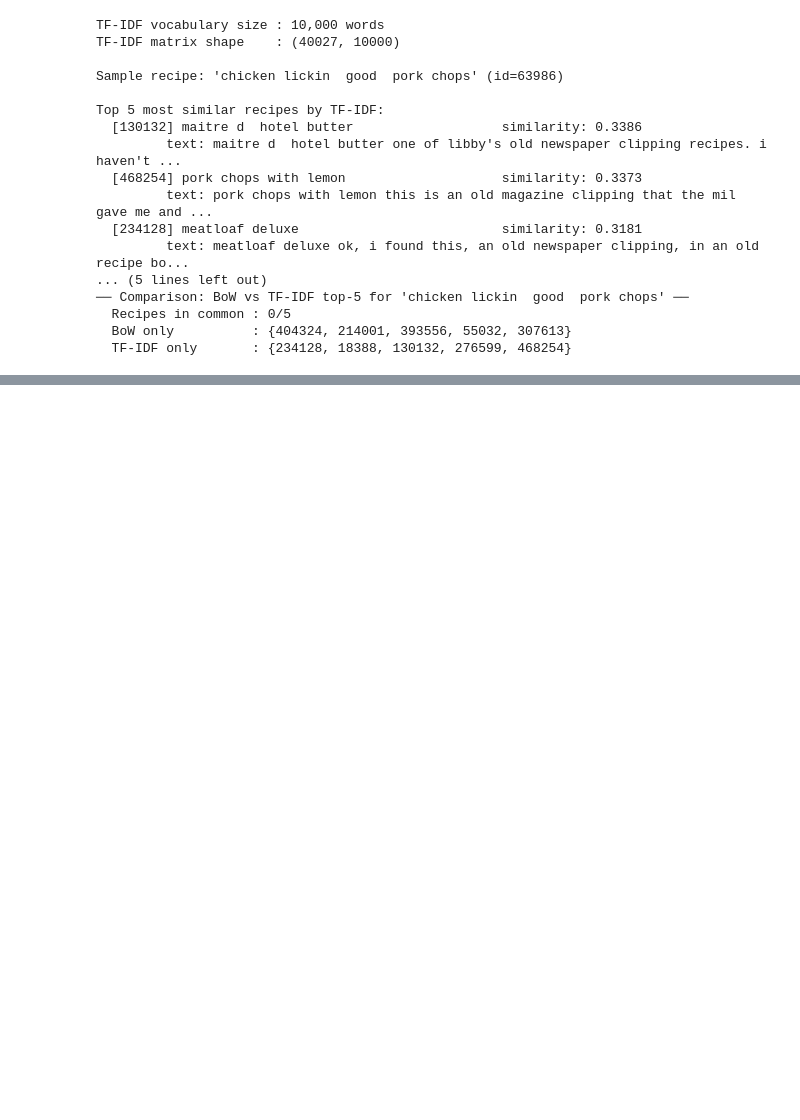
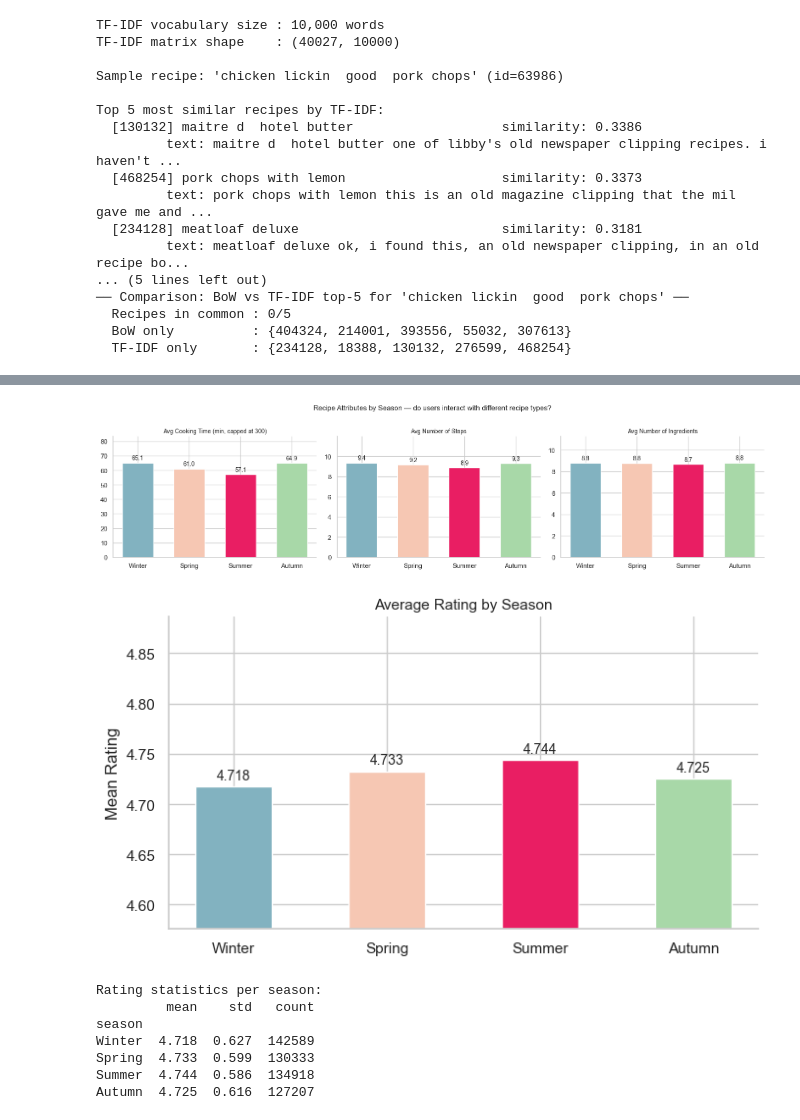
Before and after one commit to beamartin27/Food-Recommender-System, a Jupyter notebook: RecSys_Group_Project.ipynb, the cells around one changed output, grey strips where cells are left out. Drawn from its saved outputs; the diff is of its cells as text; code cells hidden in the pictures; blank space fills up the shorter version.

```diff
--- a/RecSys_Group_Project.ipynb
+++ b/RecSys_Group_Project.ipynb
@@ -2548,0 +3389,50 @@ Content-Based (Combined)   0.9627        0.9627        0.7865     0.7752
+# %%
+# ── Season: recipe attribute distributions ───────────────────────────────────
+SEASON_COLORS = [MAIN_COLOR, ACCENT_COLOR, SECONDARY_COLOR, '#a8d8a8']
+
+fig, axes = plt.subplots(1, 3, figsize=(16, 4))
+fig.suptitle('Recipe Attributes by Season — do users interact with different recipe types?',
+             fontsize=12, y=1.01)
+
+_attrs = [
+    ('minutes_capped', 'Avg Cooking Time (min, capped at 300)'),
+    ('n_steps',        'Avg Number of Steps'),
+    ('n_ingredients',  'Avg Number of Ingredients'),
+]
+
+for ax, (col, label) in zip(axes, _attrs):
+    means = [ctx_merged[ctx_merged['season'] == s][col].mean() for s in SEASON_ORDER]
+    bars  = ax.bar(SEASON_ORDER, means, color=SEASON_COLORS, edgecolor='white', width=0.6)
+    ax.bar_label(bars, fmt='%.1f', padding=3, fontsize=10)
+    ax.set_title(label, fontsize=10)
+    ax.set_ylim(0, max(means) * 1.28)
+    ax.spines[['top', 'right']].set_visible(False)
+
+plt.tight_layout()
+plt.show()
+
+# ── Average rating per season ─────────────────────────────────────────────────
+fig, ax = plt.subplots(figsize=(7, 4))
+_means = [ctx_merged[ctx_merged['season'] == s]['rating'].mean() for s in SEASON_ORDER]
+bars = ax.bar(SEASON_ORDER, _means, color=SEASON_COLORS, edgecolor='white', width=0.5)
+ax.bar_label(bars, fmt='%.3f', padding=3, fontsize=10)
+ax.set_title('Average Rating by Season', fontsize=11)
+ax.set_ylabel('Mean Rating')
+ax.set_ylim(min(_means) * 0.97, max(_means) * 1.03)
+ax.spines[['top', 'right']].set_visible(False)
+plt.tight_layout()
+plt.show()
+
+print("Rating statistics per season:")
+print(ctx_merged.groupby('season')['rating'].agg(['mean', 'std', 'count'])
+      .loc[SEASON_ORDER].round(3))
+# %% [output]
+[figure, added]
+[figure, added]
+Rating statistics per season:
+         mean    std   count
+season
+Winter  4.718  0.627  142589
+Spring  4.733  0.599  130333
+Summer  4.744  0.586  134918
+Autumn  4.725  0.616  127207
```
Also changed, not shown: parts of 64 cells of this notebook.
